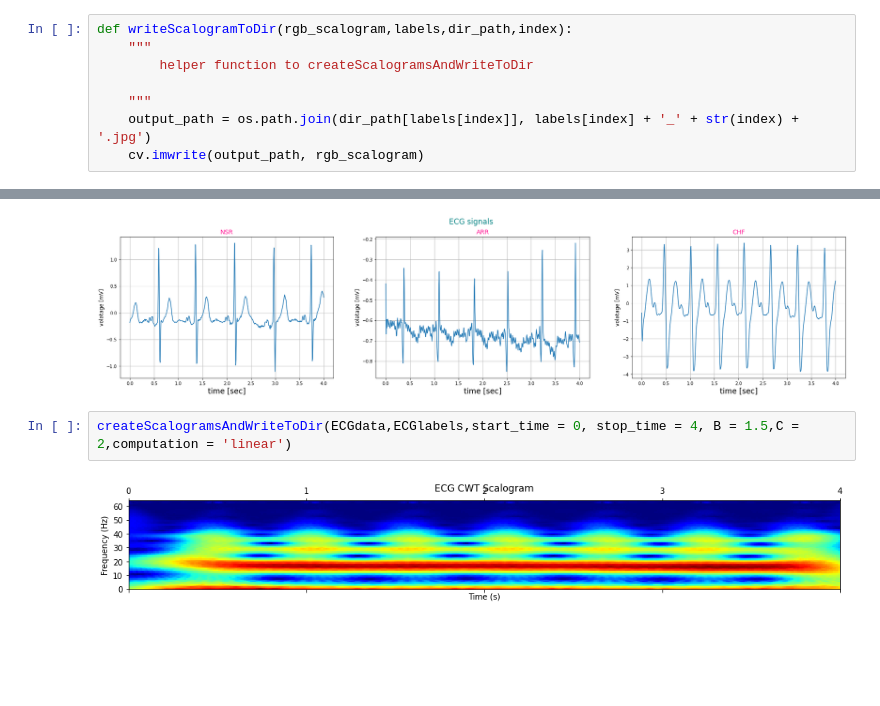
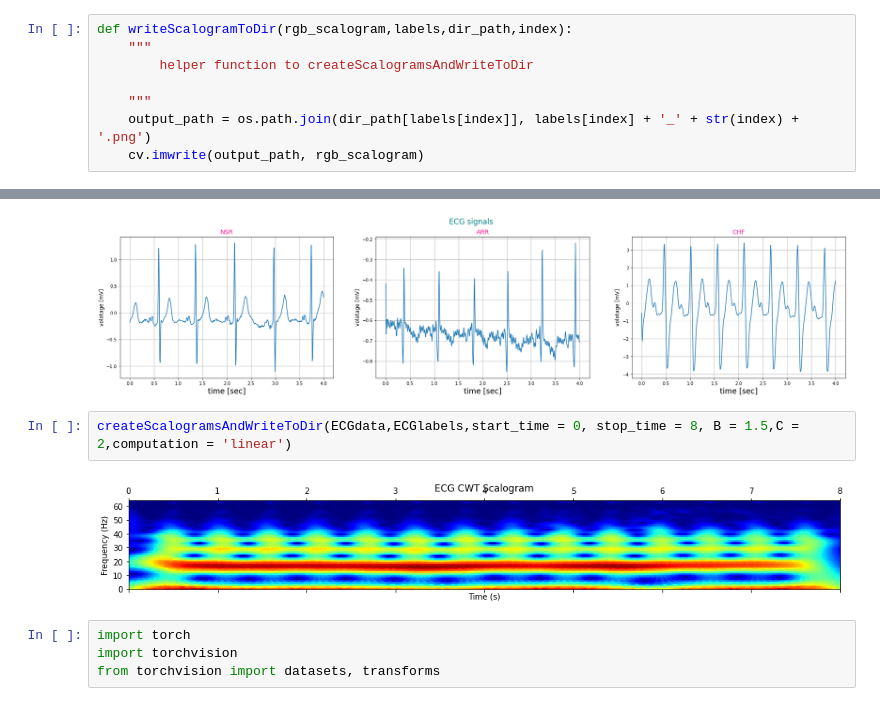
Before and after one commit to doronhanuka26/ECG-classification-, a Jupyter notebook: pyCode.ipynb, the cells around one changed output, grey strips where cells are left out. Saved outputs shown, nothing was run; the diff lists cells and outputs as text; blank space fills up the shorter version.

```diff
--- a/pyCode.ipynb
+++ b/pyCode.ipynb
@@ -242,7 +242,7 @@ def writeScalogramToDir(rgb_scalogram,labels,dir_path,index):
         helper function to createScalogramsAndWriteToDir
 
     """
-    output_path = os.path.join(dir_path[labels[index]], labels[index] + '_' + str(index) + '.jpg')
+    output_path = os.path.join(dir_path[labels[index]], labels[index] + '_' + str(index) + '.png')
     cv.imwrite(output_path, rgb_scalogram)
 # %%
 def createScalogramsAndWriteToDir(data,labels,start_time, stop_time, computation = 'linear' , voices_per_octave = 12, fmin = 1, fmax = 64, B = 1.5, C = 2):
@@ -297,6 +297,10 @@ plotSignals(4,Fs,ECGdata,ECGlabels,ARR_index = 56)
 # %% [output]
 [figure]
 # %%
-createScalogramsAndWriteToDir(ECGdata,ECGlabels,start_time = 0, stop_time = 4, B = 1.5,C = 2,computation = 'linear')
+createScalogramsAndWriteToDir(ECGdata,ECGlabels,start_time = 0, stop_time = 8, B = 1.5,C = 2,computation = 'linear')
 # %% [output]
-[figure, old version]
+[figure, new version]
+# %%
+import torch
+import torchvision
+from torchvision import datasets, transforms
```
Also changed, not shown: parts of 2 cells of this notebook.
